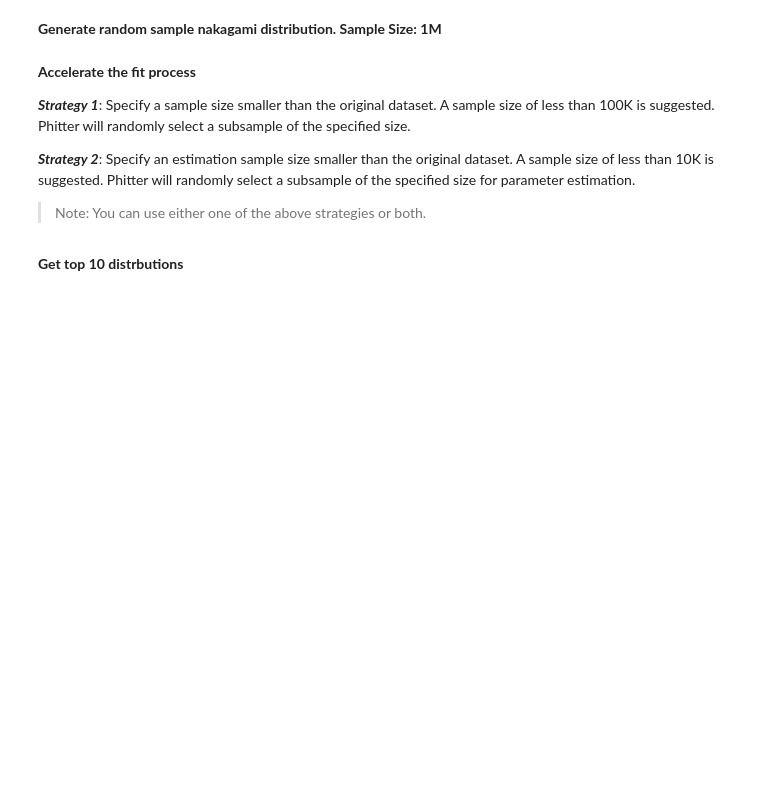
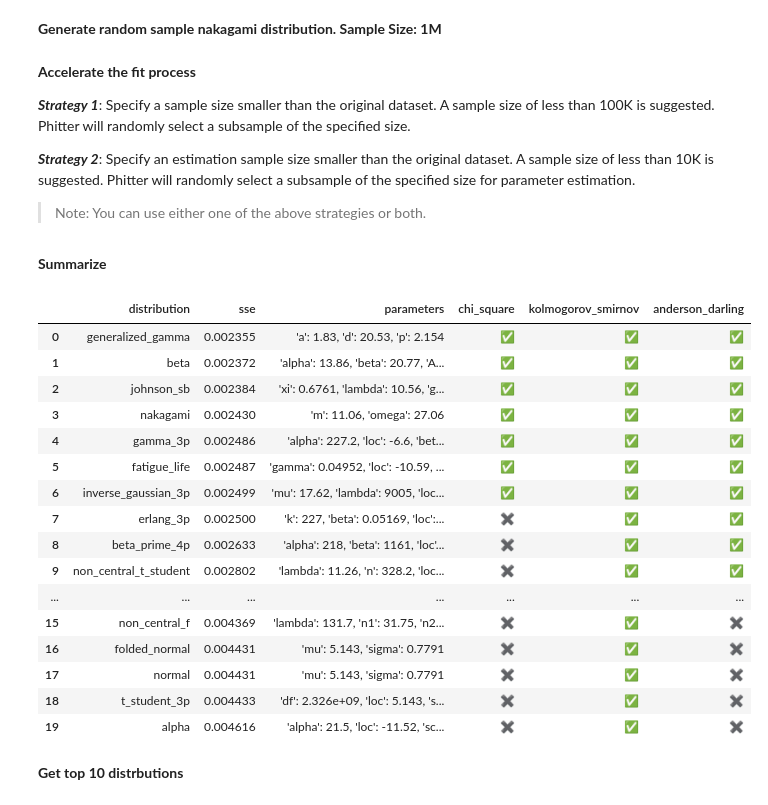
Before and after one commit to phitterio/phitter-kernel, a Jupyter notebook: examples/fit_accelerate.ipynb, the cells around one changed output. Cells and saved outputs as stored; diff of their text form; code cells hidden in the pictures; blank space fills up the shorter version.

Commit message:
v0.07: add summarize methods

```diff
--- a/examples/fit_accelerate.ipynb
+++ b/examples/fit_accelerate.ipynb
@@ -32,6 +32,28 @@ phitter_cont = phitter.PHITTER(
     subsample_estimation_size=10000,
 )
 phitter_cont.fit(n_workers=4)
+# %% [markdown]
+**Summarize**
+# %%
+phitter_cont.summarize()
+# %% [output]
+|  | distribution | sse | parameters | chi_square | kolmogorov_smirnov | anderson_darling |
+| 0 | generalized_gamma | 0.002355 | 'a': 1.83, 'd': 20.53, 'p': 2.154 | ✅ | ✅ | ✅ |
+| 1 | beta | 0.002372 | 'alpha': 13.86, 'beta': 20.77, 'A... | ✅ | ✅ | ✅ |
+| 2 | johnson_sb | 0.002384 | 'xi': 0.6761, 'lambda': 10.56, 'g... | ✅ | ✅ | ✅ |
+| 3 | nakagami | 0.002430 | 'm': 11.06, 'omega': 27.06 | ✅ | ✅ | ✅ |
+| 4 | gamma_3p | 0.002486 | 'alpha': 227.2, 'loc': -6.6, 'bet... | ✅ | ✅ | ✅ |
+| 5 | fatigue_life | 0.002487 | 'gamma': 0.04952, 'loc': -10.59, ... | ✅ | ✅ | ✅ |
+| 6 | inverse_gaussian_3p | 0.002499 | 'mu': 17.62, 'lambda': 9005, 'loc... | ✅ | ✅ | ✅ |
+| 7 | erlang_3p | 0.002500 | 'k': 227, 'beta': 0.05169, 'loc':... | ✖️ | ✅ | ✅ |
+| 8 | beta_prime_4p | 0.002633 | 'alpha': 218, 'beta': 1161, 'loc'... | ✖️ | ✅ | ✅ |
+| 9 | non_central_t_student | 0.002802 | 'lambda': 11.26, 'n': 328.2, 'loc... | ✖️ | ✅ | ✅ |
+| ... | ... | ... | ... | ... | ... | ... |
+| 15 | non_central_f | 0.004369 | 'lambda': 131.7, 'n1': 31.75, 'n2... | ✖️ | ✅ | ✖️ |
+| 16 | folded_normal | 0.004431 | 'mu': 5.143, 'sigma': 0.7791 | ✖️ | ✅ | ✖️ |
+| 17 | normal | 0.004431 | 'mu': 5.143, 'sigma': 0.7791 | ✖️ | ✅ | ✖️ |
+| 18 | t_student_3p | 0.004433 | 'df': 2.326e+09, 'loc': 5.143, 's... | ✖️ | ✅ | ✖️ |
+| 19 | alpha | 0.004616 | 'alpha': 21.5, 'loc': -11.52, 'sc... | ✖️ | ✅ | ✖️ |
 # %% [markdown]
 **Get top 10 distrbutions**
 # %%
```
Also changed, not shown: 11 other files.
